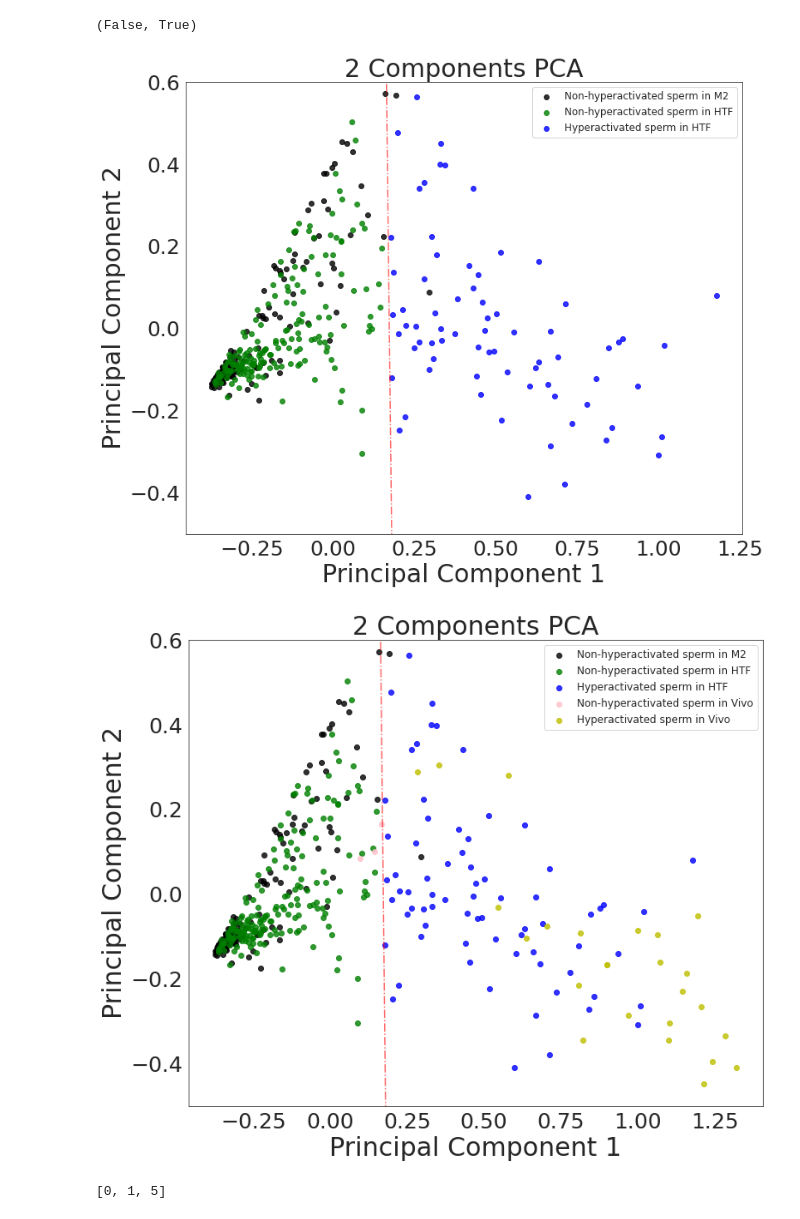
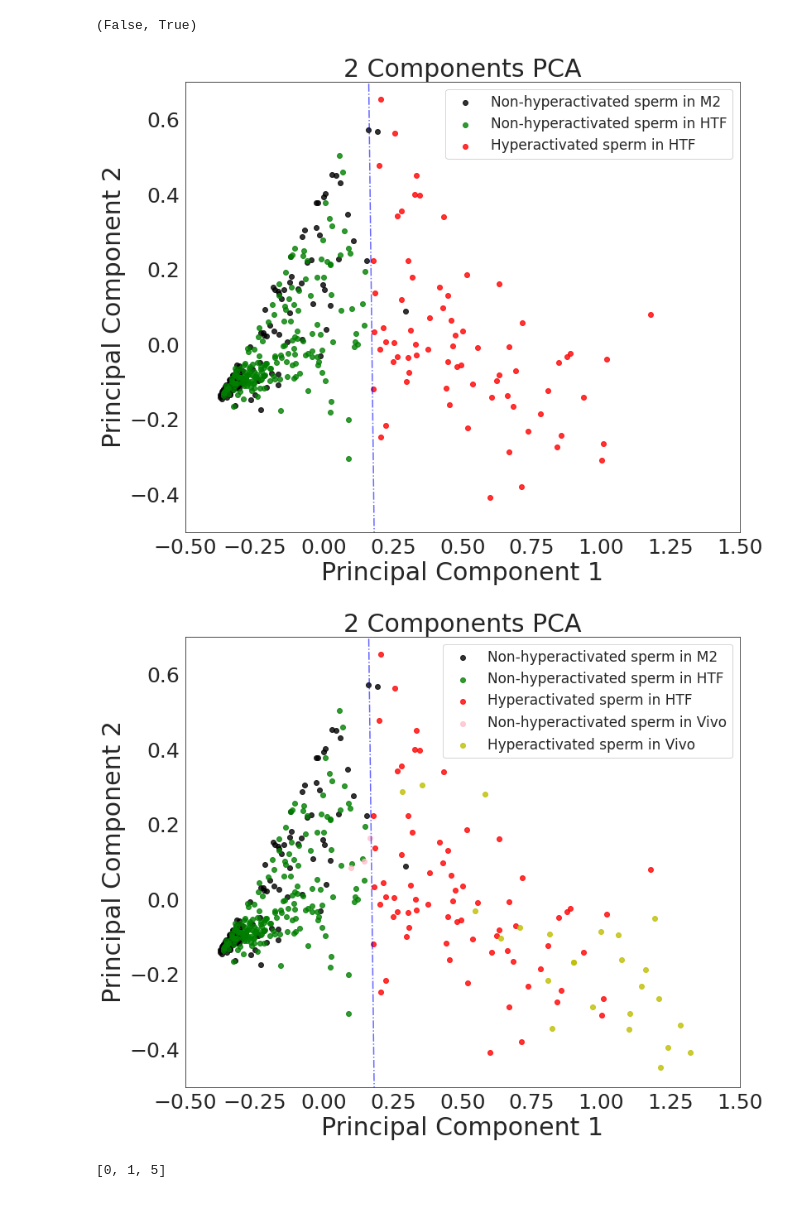
Before and after one commit to YZCUS/py-SpermTracking, a Jupyter notebook: 071422_feature_extraction.ipynb, the cells around one changed output. Cells and saved outputs as stored; diff of their text form; code cells hidden in the pictures.

```diff
--- a/071422_feature_extraction.ipynb
+++ b/071422_feature_extraction.ipynb
@@ -178,12 +178,12 @@ plt.scatter(range(1,len(parameters[mode])+1),importance,c='r',s=35,zorder=2)
 plt.plot(range(1,len(parameters[mode])+1),importance,linewidth=4,zorder=1,alpha=0.5)
 plt.bar(range(1,len(parameters[mode])+1),importance,color='g',alpha=0.3,width=0.75)
 for i in range(1,len(parameters[mode])+1):
-    plt.annotate(round(importance[i-1],2),(i,importance[i-1]),textcoords="offset points",xytext=(-20,10),size=15)
-plt.title('Scree Plot',fontsize=25)
-plt.xlabel('Principal Component Number',fontsize=15)
-plt.xticks(range(1,len(parameters[mode])+1),fontsize=15)
-plt.ylabel('Proportion of Variance Explained (%)',fontsize=15)
-plt.yticks([0,20,40,60,80,100],fontsize=15)
+    plt.annotate(round(importance[i-1],2),(i,importance[i-1]),textcoords="offset points",xytext=(-40,13),size=30)
+plt.title('Scree Plot',fontsize=35)
+plt.xlabel('Principal Component Number',fontsize=25)
+plt.xticks(range(1,len(parameters[mode])+1),fontsize=25)
+plt.ylabel('Proportion of Variance Explained (%)',fontsize=25)
+plt.yticks([0,20,40,60,80,100],fontsize=25)
 plt.savefig('/content/drive/MyDrive/071422_sperm_mod/PCA_Scree')
 plt.show()
 # %% [output]
@@ -347,57 +349,59 @@ for i in range(seg[0]):
     kdot=ax.scatter(principalDF_all.loc[i,'principal component 1'],principalDF_all.loc[i,'principal component 2'],c='k',alpha=0.8)
 for i in range(len(mm_pca_HTF_non)):
     if isRight(m,b,principalDF_all.loc[seg[0]+i,'principal component 1'],principalDF_all.loc[seg[0]+i,'principal component 2']):
-        bdot=ax.scatter(principalDF_all.loc[seg[0]+i,'principal component 1'],principalDF_all.loc[seg[0]+i,'principal component 2'],c='b',alpha=0.8)
+        rdot=ax.scatter(principalDF_all.loc[seg[0]+i,'principal component 1'],principalDF_all.loc[seg[0]+i,'principal component 2'],c='r',alpha=0.8)
     else:
         gdot=ax.scatter(principalDF_all.loc[seg[0]+i,'principal component 1'],principalDF_all.loc[seg[0]+i,'principal component 2'],c='g',alpha=0.8)
 ax.set_xlabel('Principal Component 1', fontsize = 30)
 ax.set_ylabel('Principal Component 2', fontsize = 30)
 ax.yaxis.set_tick_params(labelsize=25)
 ax.xaxis.set_tick_params(labelsize=25)
-ax.legend([kdot,gdot,bdot],['Non-hyperactivated sperm in M2','Non-hyperactivated sperm in HTF','Hyperactivated sperm in HTF'],fontsize=12)
-plt.plot([(-0.9-b)/m,(0.9-b)/m],[-0.9,0.9],c='r',alpha=0.6,linestyle='-.')
-plt.ylim(-0.5, 0.6)
+ax.legend([kdot,gdot,rdot],['Non-hyperactivated sperm in M2','Non-hyperactivated sperm in HTF','Hyperactivated sperm in HTF'],fontsize=17)
+plt.plot([(-0.9-b)/m,(0.9-b)/m],[-0.9,0.9],c='b',alpha=0.6,linestyle='-.')
+plt.xlim(-0.5, 1.5)
+plt.ylim(-0.5, 0.7)
 plt.savefig('/content/drive/MyDrive/071422_sperm_mod/PCA_Kmean_BS_mod_only')
 plt.show()
 # %% [output]
-[figure, old version]
+[figure, new version]
 # %%
 nhym2=[]
 hyidx,nhyidx=[],[]
 hyivo,nhyivo=[],[]
 sns.set_style('white')
 fig = plt.figure(figsize = (12,10))
 ax = fig.add_subplot(1,1,1)
 ax.set_title('2 Components PCA', fontsize = 30)
 for i in range(seg[0]):
     kdot=ax.scatter(principalDF_all.loc[i,'principal component 1'],principalDF_all.loc[i,'principal component 2'],c='k',alpha=0.8)
     if not isRight(m,b,principalDF_all.loc[i,'principal component 1'],principalDF_all.loc[i,'principal component 2']):
         nhym2.append(i)
 for i in range(len(mm_pca_HTF_non)):
     if isRight(m,b,principalDF_all.loc[seg[0]+i,'principal component 1'],principalDF_all.loc[seg[0]+i,'principal component 2']):
-        bdot=ax.scatter(principalDF_all.loc[seg[0]+i,'principal component 1'],principalDF_all.loc[seg[0]+i,'principal component 2'],c='b',alpha=0.8)
+        rdot=ax.scatter(principalDF_all.loc[seg[0]+i,'principal component 1'],principalDF_all.loc[seg[0]+i,'principal component 2'],c='r',alpha=0.8)
         hyidx.append(seg[0]+i)
     else:
         gdot=ax.scatter(principalDF_all.loc[seg[0]+i,'principal component 1'],principalDF_all.loc[seg[0]+i,'principal component 2'],c='g',alpha=0.8)
         nhyidx.append(seg[0]+i)
 for i in range(len(mm_pca_invivo)):
     if isRight(m,b,principalDF_all.loc[seg[1]+i,'principal component 1'],principalDF_all.loc[seg[1]+i,'principal component 2']):
         ydot=ax.scatter(principalDF_all.loc[seg[1]+i,'principal component 1'],principalDF_all.loc[seg[1]+i,'principal component 2'],c='y',alpha=0.8)
         hyivo.append(seg[1]+i)
     else:
         pdot=ax.scatter(principalDF_all.loc[seg[1]+i,'principal component 1'],principalDF_all.loc[seg[1]+i,'principal component 2'],c='pink',alpha=0.8)
         nhyivo.append(seg[1]+i)
 ax.set_xlabel('Principal Component 1', fontsize = 30)
 ax.set_ylabel('Principal Component 2', fontsize = 30)
 ax.yaxis.set_tick_params(labelsize=25)
 ax.xaxis.set_tick_params(labelsize=25)
-ax.legend([kdot,gdot,bdot,pdot,ydot],['Non-hyperactivated sperm in M2','Non-hyperactivated sperm in HTF','Hyperactivated sperm in HTF','Non-hyperactivated sperm in Vivo','Hyperactivated sperm in Vivo'],fontsize=12)
-plt.plot([(-0.9-b)/m,(0.9-b)/m],[-0.9,0.9],c='r',alpha=0.6,linestyle='-.')
-plt.ylim(-0.5, 0.6)
+ax.legend([kdot,gdot,rdot,pdot,ydot],['Non-hyperactivated sperm in M2','Non-hyperactivated sperm in HTF','Hyperactivated sperm in HTF','Non-hyperactivated sperm in Vivo','Hyperactivated sperm in Vivo'],fontsize=17)
+plt.plot([(-0.9-b)/m,(0.9-b)/m],[-0.9,0.9],c='b',alpha=0.6,linestyle='-.')
+plt.xlim(-0.5, 1.5)
+plt.ylim(-0.5, 0.7)
 plt.savefig('/content/drive/MyDrive/071422_sperm_mod/PCA_Kmean_BS_model_with_invivo')
 plt.show()
 # %% [output]
-[figure, old version]
+[figure, new version]
 # %%
 [x-seg[1] for x in nhyivo]
 # %% [output]
```
Also changed, not shown: parts of 17 cells of this notebook.
